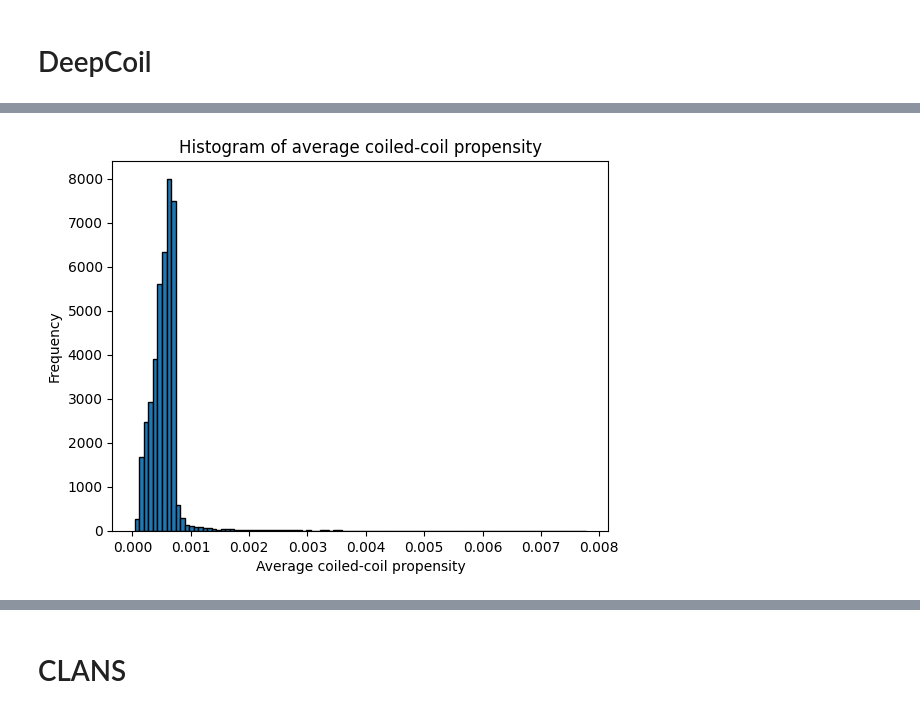
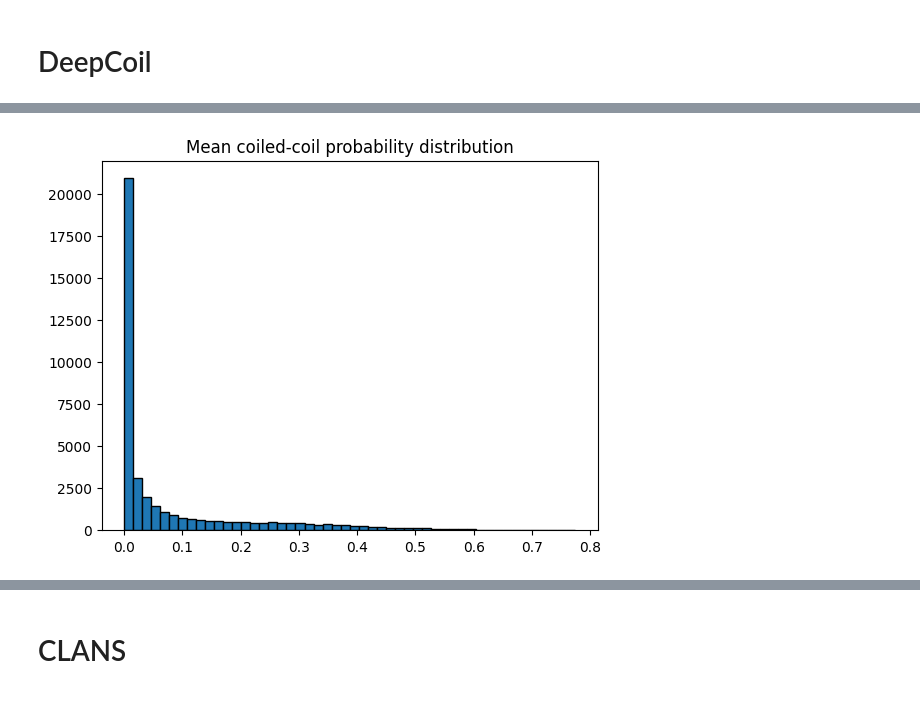
Before and after one commit to donEnno/hendecads, a Jupyter notebook: deepcoil_analysis/hendecad_prep.ipynb, the cells around one changed output, grey strips where cells are left out. Saved outputs shown, nothing was run; the diff lists cells and outputs as text; code cells hidden in the pictures.

```diff
--- a/deepcoil_analysis/hendecad_prep.ipynb
+++ b/deepcoil_analysis/hendecad_prep.ipynb
@@ -121,0 +129,6 @@ df.head()
+# %%
+# remove problematic seq
+tmp_df = dc_df[~dc_df.index.isin(prob)]
+# %%
+# convert to list
+tmp_df['cc'] = tmp_df['cc'].apply(lambda x: list(map(float, map(str.strip, x[1:-1].split()))))
@@ -121,0 +141,6 @@ df.head()
+# %%
+tmp_df["mean_cc"] = tmp_df['cc'].apply(np.mean)
+# %%
+# shorten id to prot_id (remove slice suffix)
+tmp_df['sid'] = tmp_df['id'].apply(lambda x: x.split('[')[0][:-1])
+tmp_df
@@ -122,8 +166,6 @@ df.head()
 # %%
-df.avg_cc.hist(bins=100, edgecolor='black', grid=False)  # ,log=True)
-plt.title('Histogram of average coiled-coil propensity')
-plt.xlabel('Average coiled-coil propensity')
-plt.ylabel('Frequency')
+tmp_df.mean_cc.hist(bins=50, edgecolor='black', grid=False)
+plt.title('Mean coiled-coil probability distribution')
 plt.show()
 # %% [output]
-[figure, old version]
+[figure, new version]
```
Also changed, not shown: parts of 57 cells of this notebook, 2 other files.
